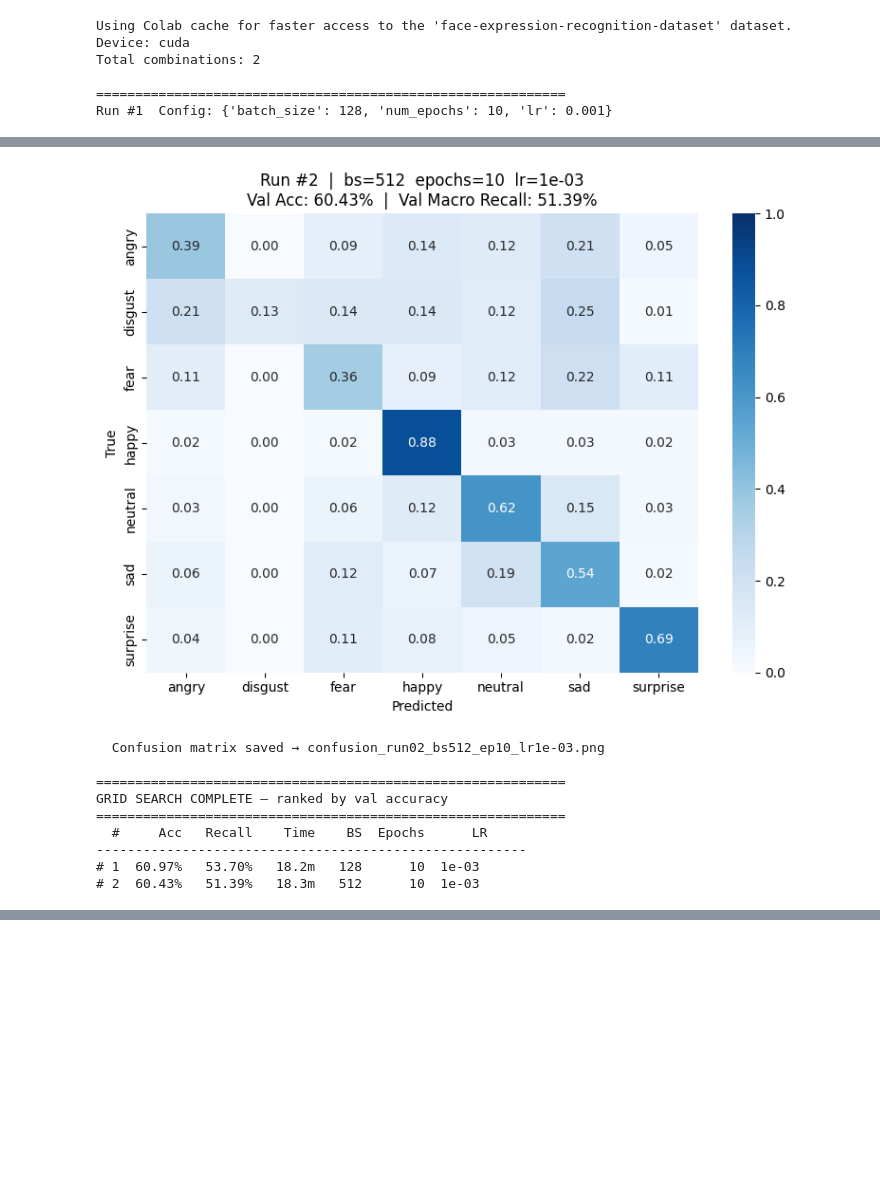
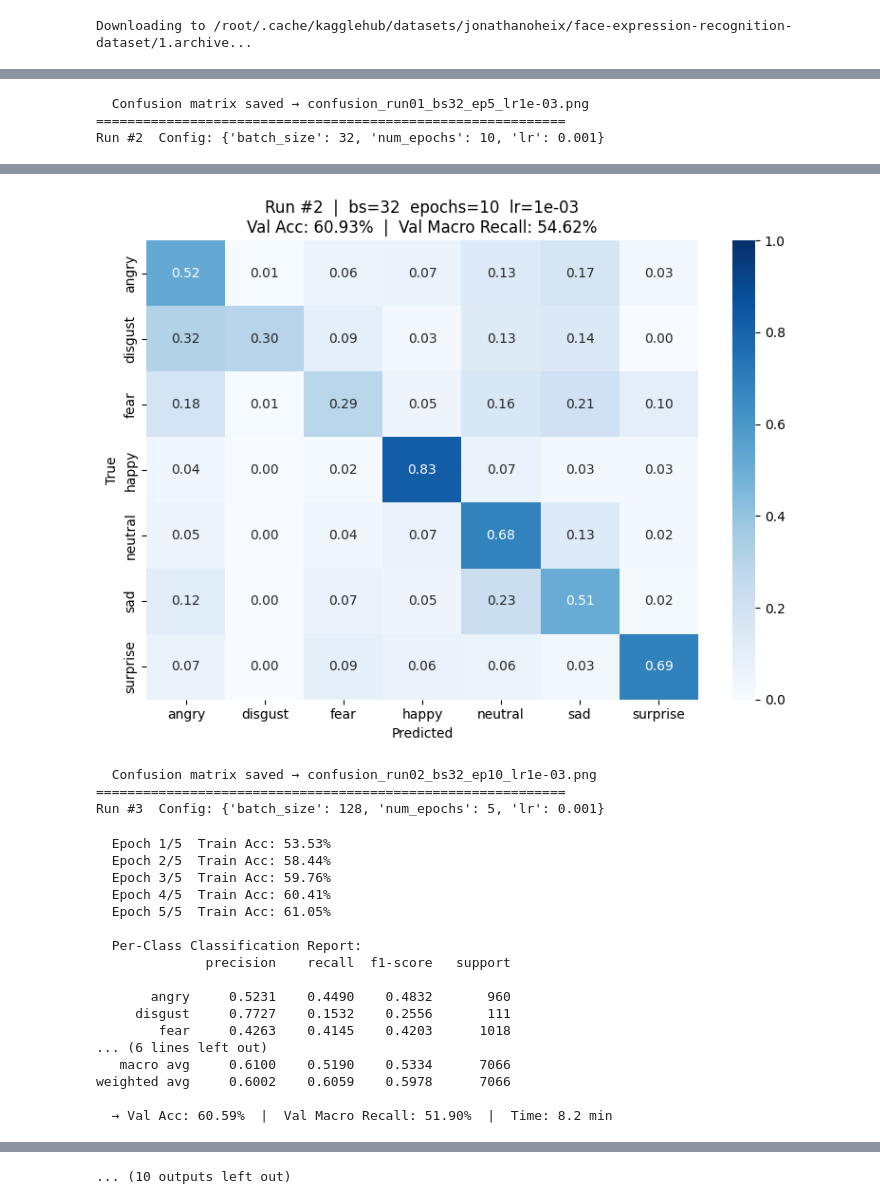
Before and after one commit to keifong/FT9_codes, a Jupyter notebook: ViT_learning.ipynb, the cells around one changed output, grey strips where cells are left out. Saved outputs shown, nothing was run; the diff lists cells and outputs as text; code cells hidden in the pictures; blank space fills up the shorter version.

```diff
--- a/ViT_learning.ipynb
+++ b/ViT_learning.ipynb
@@ -11,15 +11,15 @@ import kagglehub
 import numpy as np
 import matplotlib.pyplot as plt
 import seaborn as sns
-from sklearn.metrics import confusion_matrix, recall_score
+from sklearn.metrics import confusion_matrix, recall_score, classification_report
 # from torch.cuda.amp import GradScaler, autocast
 
 # ---------------------GRID OF HYPERPARAMETERS
 GRID = {
     # "batch_size": [32, 64, 128, 512],
-    "batch_size": [32],
-    "num_epochs": [10],
-    # "num_epochs": [5, 10],
+    "batch_size": [32, 128, 512],
+    # "num_epochs": [10],
+    "num_epochs": [5, 10],
     # "lr":         [2e-4, 5e-4, 1e-3],
     "lr":         [1e-3],
 }
@@ -190,6 +190,15 @@ for run_idx, combo in enumerate(itertools.product(*values), start=1):
 
     # ── evaluate() after model training ─────────────────────────────────────
     val_acc, val_recall, val_loss, all_preds, all_labels = evaluate(model, val_loader)
+
+    print("\n  Per-Class Classification Report:")
+    print(classification_report(
+        all_labels,
+        all_preds,
+        target_names=EMOTION_LABELS,
+        digits=4
+    ))
+
     elapsed = time.time() - start_time
 
     print(f"  → Val Acc: {val_acc:.2f}%  |  Val Macro Recall: {val_recall:.2f}%  |  Time: {elapsed/60:.1f} min")
@@ -219,9 +228,4 @@ for i, r in enumerate(results, 1):
     print(f"#{i:>2}  {r['val_acc']:>5.2f}%  {r['val_recall']:>6.2f}%  {r['time_min']:>5.1f}m  "
           f"{r['batch_size']:>4}  {r['num_epochs']:>6}  {r['lr']:.0e}")
 # %% [output]
-Using Colab cache for faster access to the 'face-expression-recognition-dataset' dataset.
-Device: cuda
-Total combinations: 2
-
-============================================================
-Run #1  Config: {'batch_size': 128, 'num_epochs': 10, 'lr': 0.001}
+Downloading to /root/.cache/kagglehub/datasets/jonathanoheix/face-expression-recognition-dataset/1.archive...
@@ -253,0 +263,3 @@ Run #2  Config: {'batch_size': 512, 'num_epochs': 10, 'lr': 0.001}
+  Confusion matrix saved → confusion_run01_bs32_ep5_lr1e-03.png
+============================================================
+Run #2  Config: {'batch_size': 32, 'num_epochs': 10, 'lr': 0.001}
@@ -254,10 +283,21 @@ Run #2  Config: {'batch_size': 512, 'num_epochs': 10, 'lr': 0.001}
-[figure, old version]
+[figure, new version]
-  Confusion matrix saved → confusion_run02_bs512_ep10_lr1e-03.png
-
-============================================================
-GRID SEARCH COMPLETE — ranked by val accuracy
-============================================================
-  #     Acc   Recall    Time    BS  Epochs      LR
--------------------------------------------------------
-# 1  60.97%   53.70%   18.2m   128      10  1e-03
-# 2  60.43%   51.39%   18.3m   512      10  1e-03
+  Confusion matrix saved → confusion_run02_bs32_ep10_lr1e-03.png
+============================================================
+Run #3  Config: {'batch_size': 128, 'num_epochs': 5, 'lr': 0.001}
+  Epoch 1/5  Train Acc: 53.53%
+  Epoch 2/5  Train Acc: 58.44%
+  Epoch 3/5  Train Acc: 59.76%
+  Epoch 4/5  Train Acc: 60.41%
+  Epoch 5/5  Train Acc: 61.05%
+
+  Per-Class Classification Report:
+              precision    recall  f1-score   support
+
+       angry     0.5231    0.4490    0.4832       960
+     disgust     0.7727    0.1532    0.2556       111
+        fear     0.4263    0.4145    0.4203      1018
+... (6 lines left out)
+   macro avg     0.6100    0.5190    0.5334      7066
+weighted avg     0.6002    0.6059    0.5978      7066
+
+  → Val Acc: 60.59%  |  Val Macro Recall: 51.90%  |  Time: 8.2 min
@@ -263,0 +305 @@ GRID SEARCH COMPLETE — ranked by val accuracy
+... (10 outputs left out)
```
Also changed, not shown: parts of 1 cell of this notebook.
